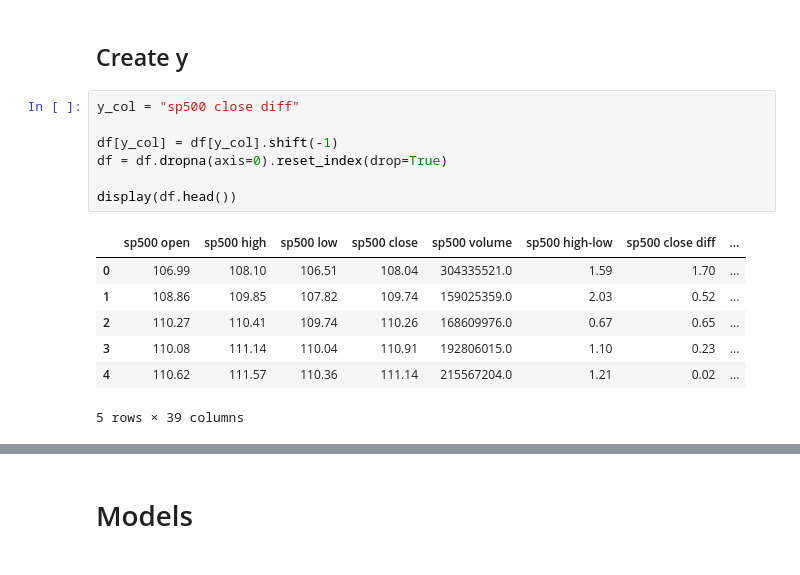
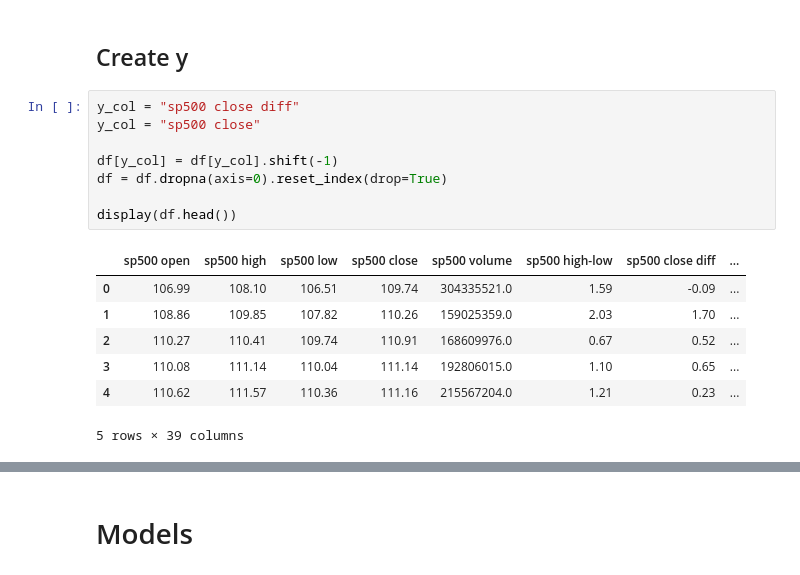
Before and after one commit to luck058/kaggle-gold-price-analysis, a Jupyter notebook: model_1_kaggle_gold_price_analysis.ipynb, the cells around one changed output, grey strips where cells are left out. Cells and saved outputs as stored; diff of their text form.

```diff
--- a/model_1_kaggle_gold_price_analysis.ipynb
+++ b/model_1_kaggle_gold_price_analysis.ipynb
@@ -98,18 +99,19 @@ for column in original_cols + ["sp500 close diff"]:
 ## Create y
 # %%
 y_col = "sp500 close diff"
+y_col = "sp500 close"
 
 df[y_col] = df[y_col].shift(-1)
 df = df.dropna(axis=0).reset_index(drop=True)
 
 display(df.head())
 # %% [output]
 |  | sp500 open | sp500 high | sp500 low | sp500 close | sp500 volume | sp500 high-low | sp500 close diff | ... |
-| 0 | 106.99 | 108.10 | 106.51 | 108.04 | 304335521.0 | 1.59 | 1.70 | ... |
-| 1 | 108.86 | 109.85 | 107.82 | 109.74 | 159025359.0 | 2.03 | 0.52 | ... |
-| 2 | 110.27 | 110.41 | 109.74 | 110.26 | 168609976.0 | 0.67 | 0.65 | ... |
-| 3 | 110.08 | 111.14 | 110.04 | 110.91 | 192806015.0 | 1.10 | 0.23 | ... |
-| 4 | 110.62 | 111.57 | 110.36 | 111.14 | 215567204.0 | 1.21 | 0.02 | ... |
+| 0 | 106.99 | 108.10 | 106.51 | 109.74 | 304335521.0 | 1.59 | -0.09 | ... |
+| 1 | 108.86 | 109.85 | 107.82 | 110.26 | 159025359.0 | 2.03 | 1.70 | ... |
+| 2 | 110.27 | 110.41 | 109.74 | 110.91 | 168609976.0 | 0.67 | 0.52 | ... |
+| 3 | 110.08 | 111.14 | 110.04 | 111.14 | 192806015.0 | 1.10 | 0.65 | ... |
+| 4 | 110.62 | 111.57 | 110.36 | 111.16 | 215567204.0 | 1.21 | 0.23 | ... |
 5 rows × 39 columns
 # %%
 y = df[y_col]
```
Also changed, not shown: parts of 16 cells of this notebook.
